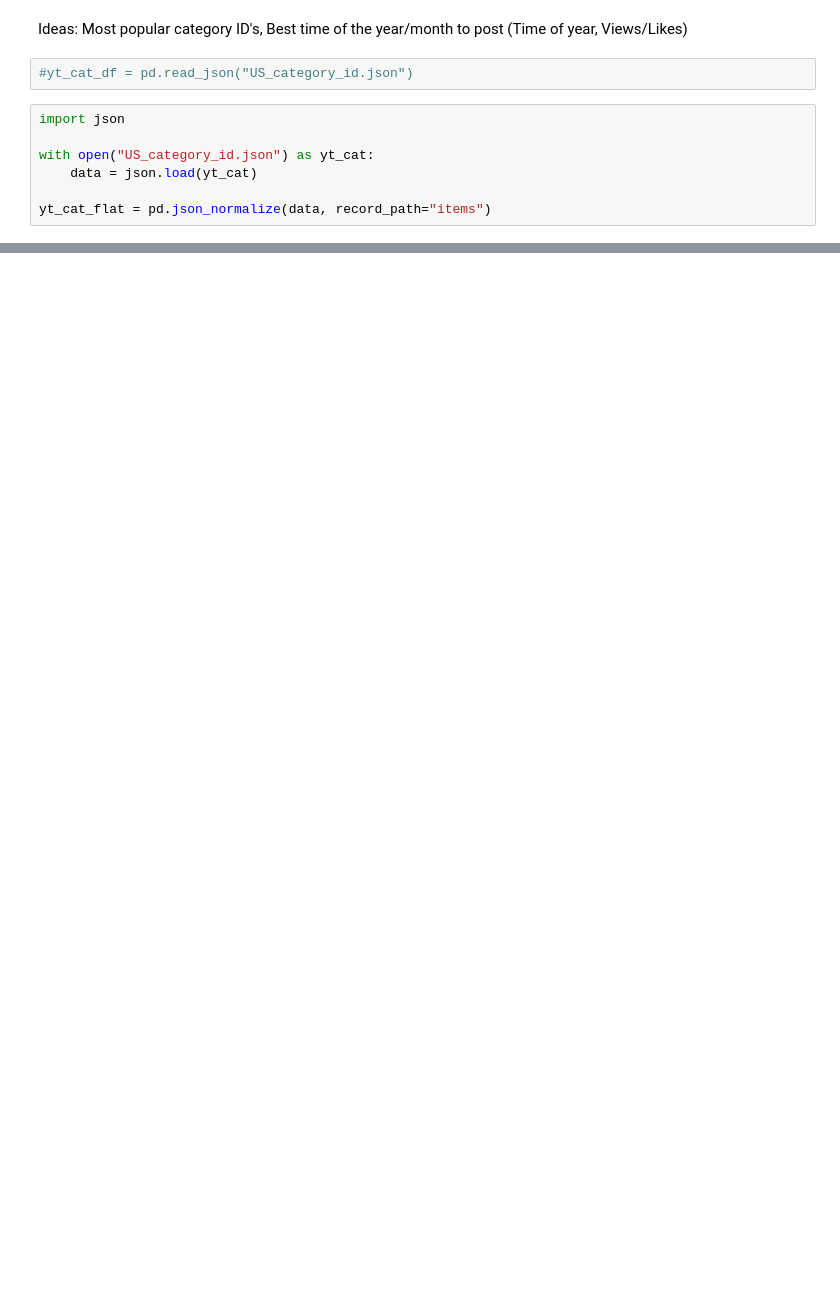
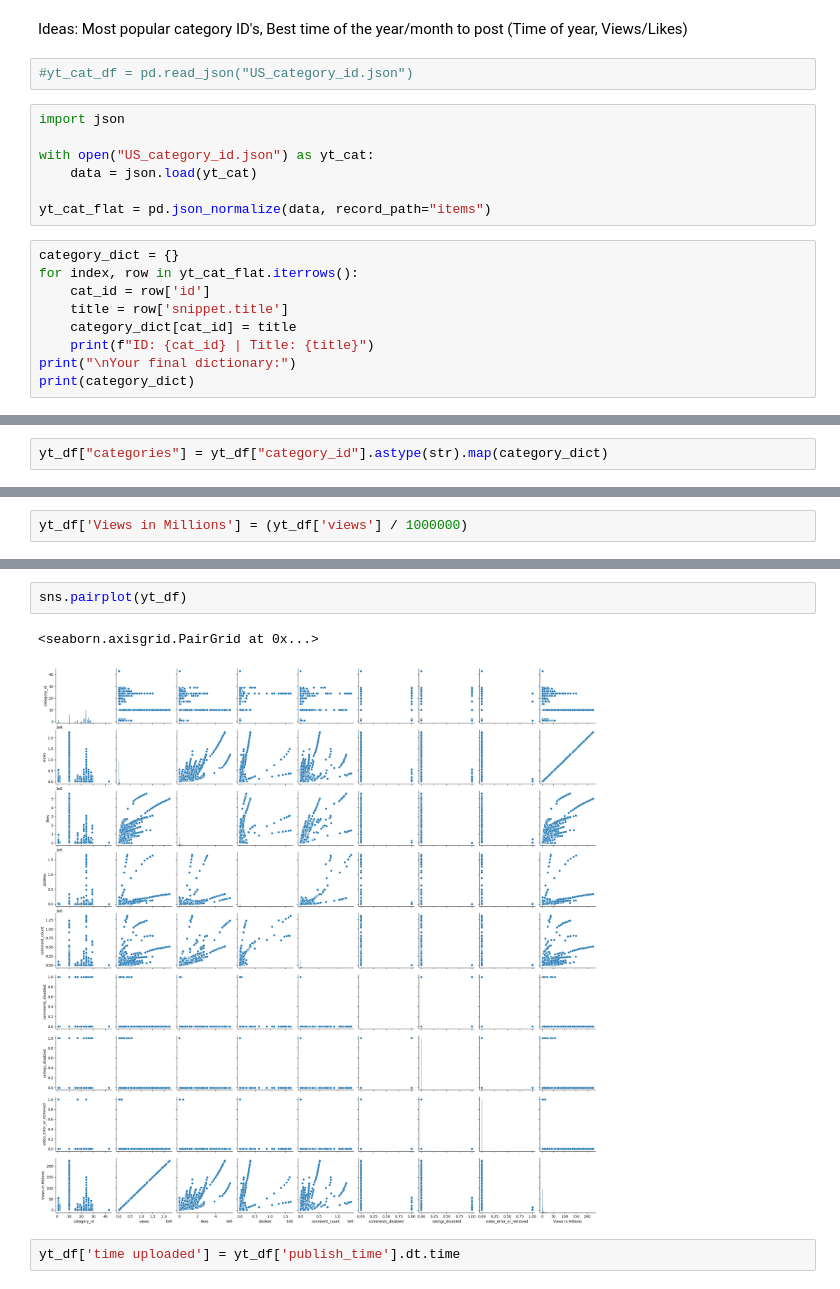
Before and after one commit to Miller130s/US_Youtube, a Jupyter notebook: youtube.ipynb, the cells around one changed output, grey strips where cells are left out. Saved outputs shown, nothing was run; the diff lists cells and outputs as text; blank space fills up the shorter version.

```diff
--- a/youtube.ipynb
+++ b/youtube.ipynb
@@ -70,3 +71,12 @@ with open("US_category_id.json") as yt_cat:
     data = json.load(yt_cat)
 
 yt_cat_flat = pd.json_normalize(data, record_path="items")
+# %%
+category_dict = {}
+for index, row in yt_cat_flat.iterrows():
+    cat_id = row['id']
+    title = row['snippet.title']
+    category_dict[cat_id] = title
+    print(f"ID: {cat_id} | Title: {title}")
+print("\nYour final dictionary:")
+print(category_dict)
@@ -92,0 +177,2 @@ KeyError: 'items'
+# %%
+yt_df["categories"] = yt_df["category_id"].astype(str).map(category_dict)
@@ -92,0 +188,2 @@ KeyError: 'items'
+# %%
+yt_df['Views in Millions'] = (yt_df['views'] / 1000000)
@@ -92,0 +246,7 @@ KeyError: 'items'
+# %%
+sns.pairplot(yt_df)
+# %% [output]
+<seaborn.axisgrid.PairGrid at 0x...>
+[figure, added]
+# %%
+yt_df['time uploaded'] = yt_df['publish_time'].dt.time
```
Also changed, not shown: parts of 17 cells of this notebook.
